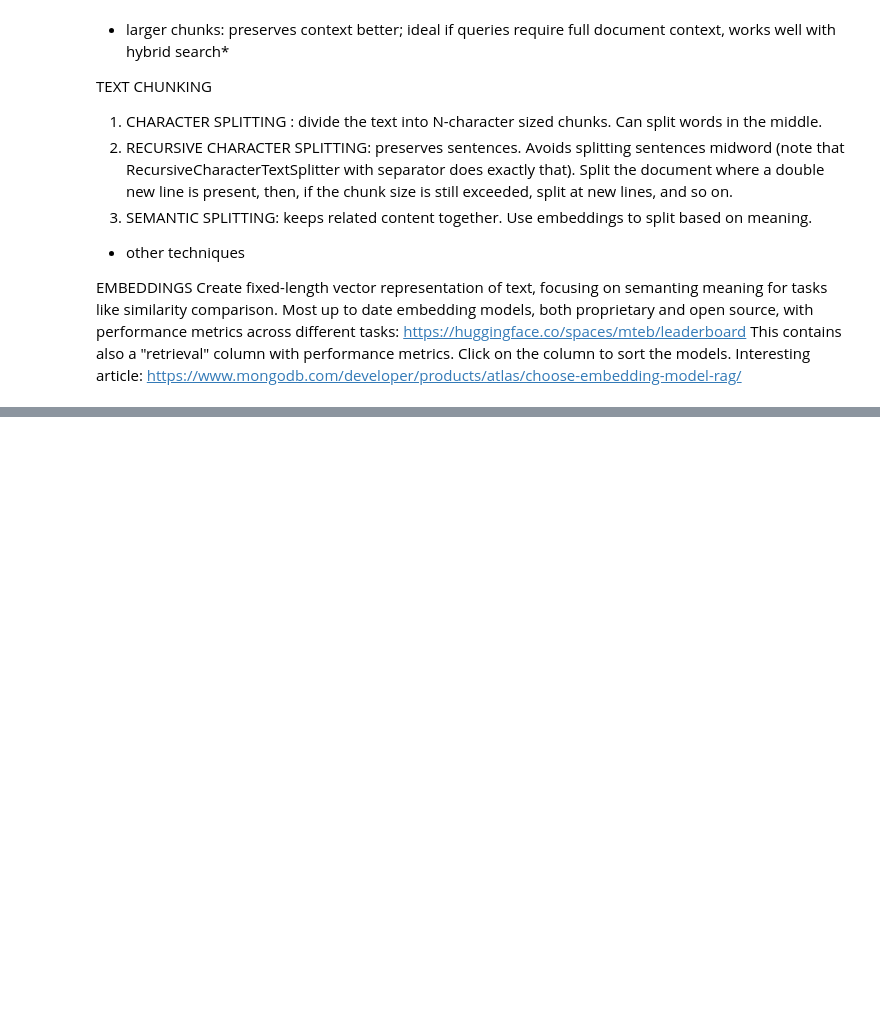
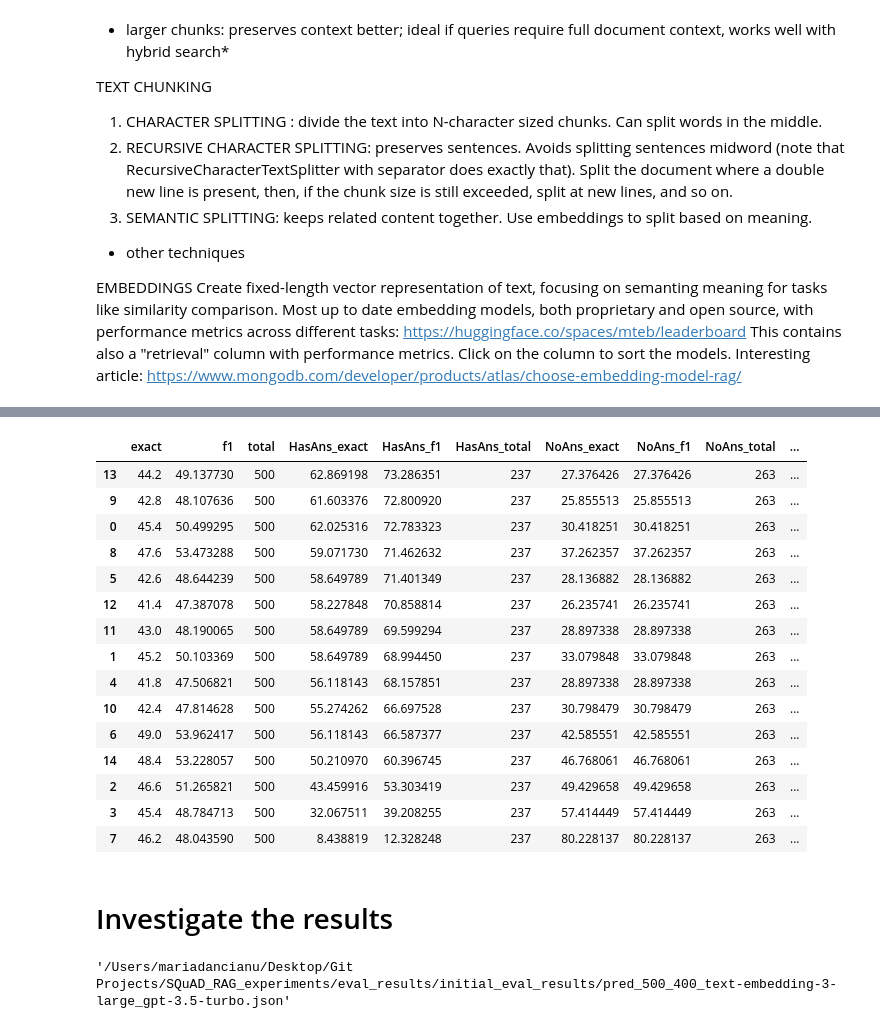
Before and after one commit to mariadancianu/RAG-Optimization, a Jupyter notebook: nb_experiments.ipynb, the cells around one changed output, grey strips where cells are left out. Drawn from its saved outputs; the diff is of its cells as text; code cells hidden in the pictures; blank space fills up the shorter version.

```diff
--- a/nb_experiments.ipynb
+++ b/nb_experiments.ipynb
@@ -213,3 +268,25 @@ No relevant docs were retrieved using the relevance score threshold 0.1
 # %%
-df_all_res = collect_all_results()
-df_all_res.to_csv("eval_results/df_all_results.csv", index=False)
+df_all_res = collect_all_results('/Users/mariadancianu/Desktop/Git Projects/SQuAD_RAG_experiments/eval_results/initial_eval_results')
+df_all_res.sort_values(by="HasAns_f1", ascending=False, inplace=True)
+df_all_res.to_csv("eval_results/initial_eval_results/df_all_results.csv", index=False)
+# %%
+df_all_res
+# %% [output]
+|  | exact | f1 | total | HasAns_exact | HasAns_f1 | HasAns_total | NoAns_exact | NoAns_f1 | NoAns_total | ... |
+| 13 | 44.2 | 49.137730 | 500 | 62.869198 | 73.286351 | 237 | 27.376426 | 27.376426 | 263 | ... |
+| 9 | 42.8 | 48.107636 | 500 | 61.603376 | 72.800920 | 237 | 25.855513 | 25.855513 | 263 | ... |
+| 0 | 45.4 | 50.499295 | 500 | 62.025316 | 72.783323 | 237 | 30.418251 | 30.418251 | 263 | ... |
+| 8 | 47.6 | 53.473288 | 500 | 59.071730 | 71.462632 | 237 | 37.262357 | 37.262357 | 263 | ... |
+| 5 | 42.6 | 48.644239 | 500 | 58.649789 | 71.401349 | 237 | 28.136882 | 28.136882 | 263 | ... |
+| 12 | 41.4 | 47.387078 | 500 | 58.227848 | 70.858814 | 237 | 26.235741 | 26.235741 | 263 | ... |
+| 11 | 43.0 | 48.190065 | 500 | 58.649789 | 69.599294 | 237 | 28.897338 | 28.897338 | 263 | ... |
+| 1 | 45.2 | 50.103369 | 500 | 58.649789 | 68.994450 | 237 | 33.079848 | 33.079848 | 263 | ... |
+| 4 | 41.8 | 47.506821 | 500 | 56.118143 | 68.157851 | 237 | 28.897338 | 28.897338 | 263 | ... |
+| 10 | 42.4 | 47.814628 | 500 | 55.274262 | 66.697528 | 237 | 30.798479 | 30.798479 | 263 | ... |
+| 6 | 49.0 | 53.962417 | 500 | 56.118143 | 66.587377 | 237 | 42.585551 | 42.585551 | 263 | ... |
+| 14 | 48.4 | 53.228057 | 500 | 50.210970 | 60.396745 | 237 | 46.768061 | 46.768061 | 263 | ... |
+| 2 | 46.6 | 51.265821 | 500 | 43.459916 | 53.303419 | 237 | 49.429658 | 49.429658 | 263 | ... |
+| 3 | 45.4 | 48.784713 | 500 | 32.067511 | 39.208255 | 237 | 57.414449 | 57.414449 | 263 | ... |
+| 7 | 46.2 | 48.043590 | 500 | 8.438819 | 12.328248 | 237 | 80.228137 | 80.228137 | 263 | ... |
+# %% [markdown]
+# Investigate the results
@@ -215,0 +297,8 @@ df_all_res.to_csv("eval_results/df_all_results.csv", index=False)
+# %%
+best_result_path = os.path.join(os.getcwd(), "eval_results/initial_eval_results", df_all_res.experiment.iloc[0])
+split_path = best_result_path.split("/")
+split_path[-1] = split_path[-1].replace("eval_", "")
+best_result_path = "/".join(split_path)
+best_result_path
+# %% [output]
+'/Users/mariadancianu/Desktop/Git Projects/SQuAD_RAG_experiments/eval_results/initial_eval_results/pred_500_400_text-embedding-3-large_gpt-3.5-turbo.json'
```
Also changed, not shown: parts of 12 cells of this notebook, 10 other files.
